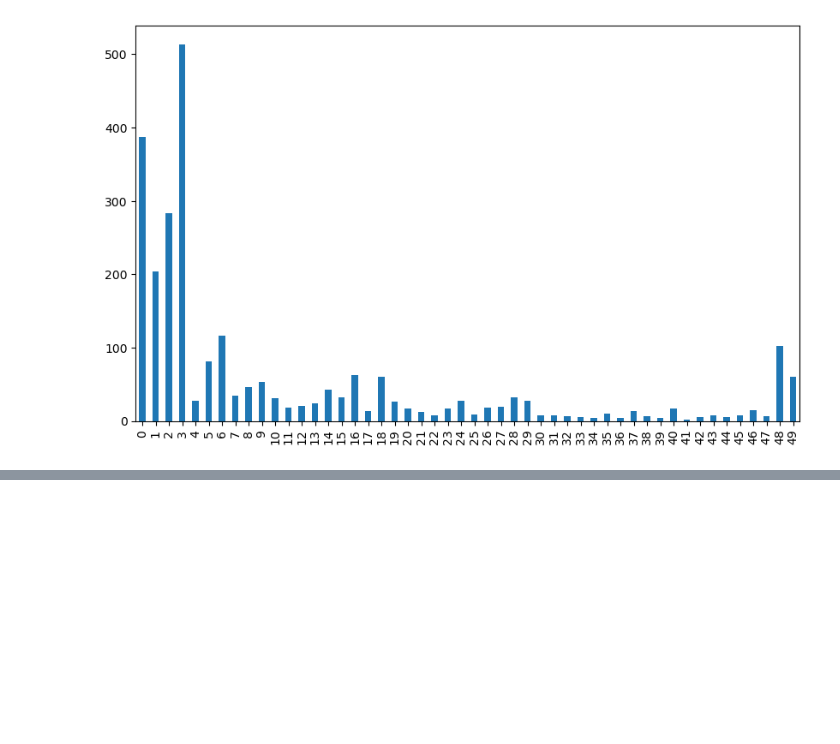
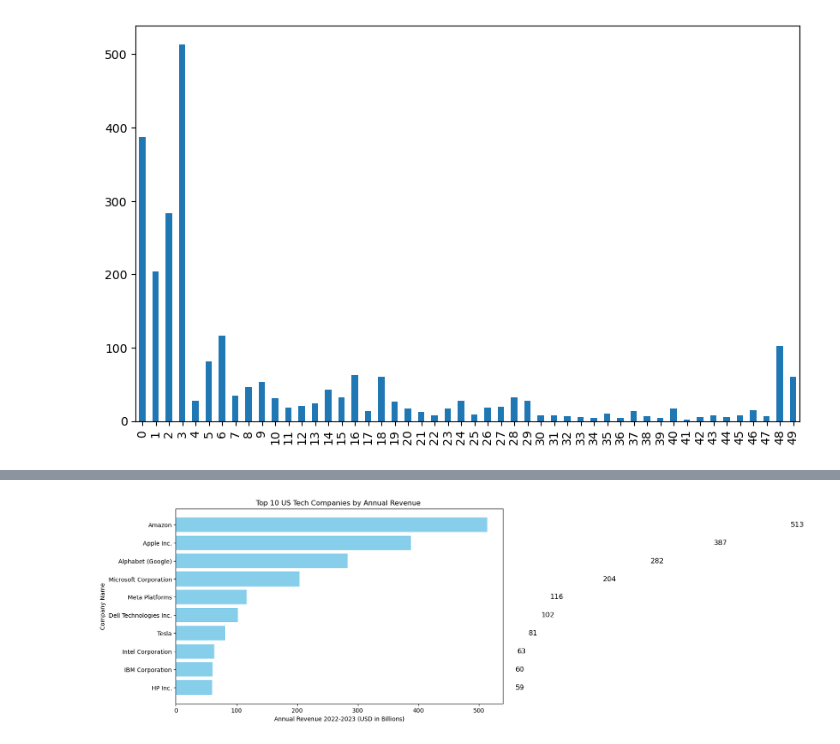
Before and after one commit to 26thavenue/us_tech_top50_companies, a Jupyter notebook: index.ipynb, the cells around one changed output, grey strips where cells are left out. Cells and saved outputs as stored; diff of their text form; code cells hidden in the pictures; blank space fills up the shorter version.

```diff
--- a/index.ipynb
+++ b/index.ipynb
@@ -96,0 +81,6 @@ data.query(" `HQ State` == 'California' and `Sector` == 'Software Infrastructure
+# %%
+top10_revenue = sort_revenue[:10]
+top10_revenue
+plotBarPlot(top10_revenue,'Company Name', 'Annual Revenue 2022-2023 (USD in Billions)', 'Annual Revenue 2022-2023 (USD in Billions)', 'Company Name','Top 10 US Tech Companies by Annual Revenue ')
+# %% [output]
+[figure, added]
```
Also changed, not shown: parts of 8 cells of this notebook, 5 other files.
